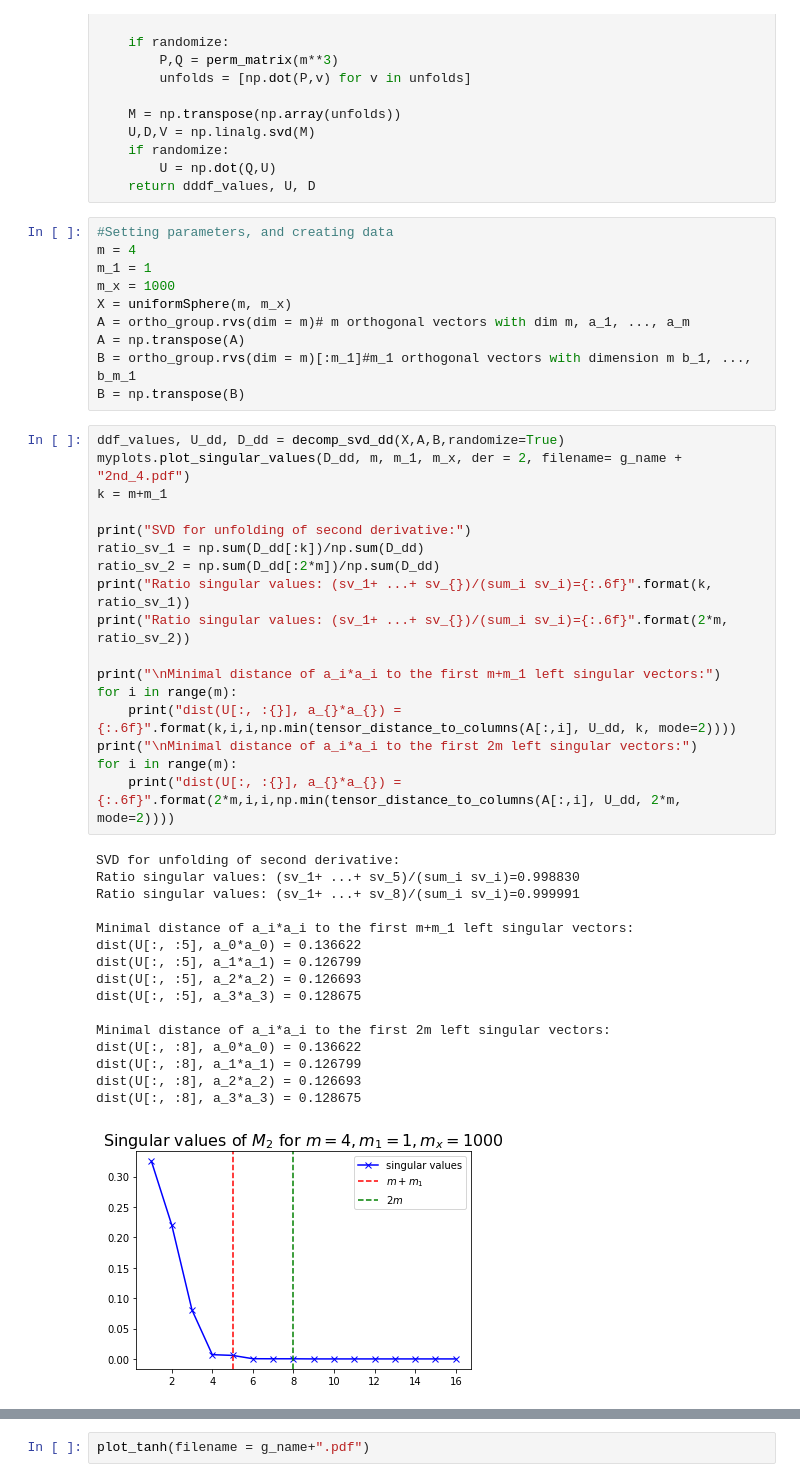
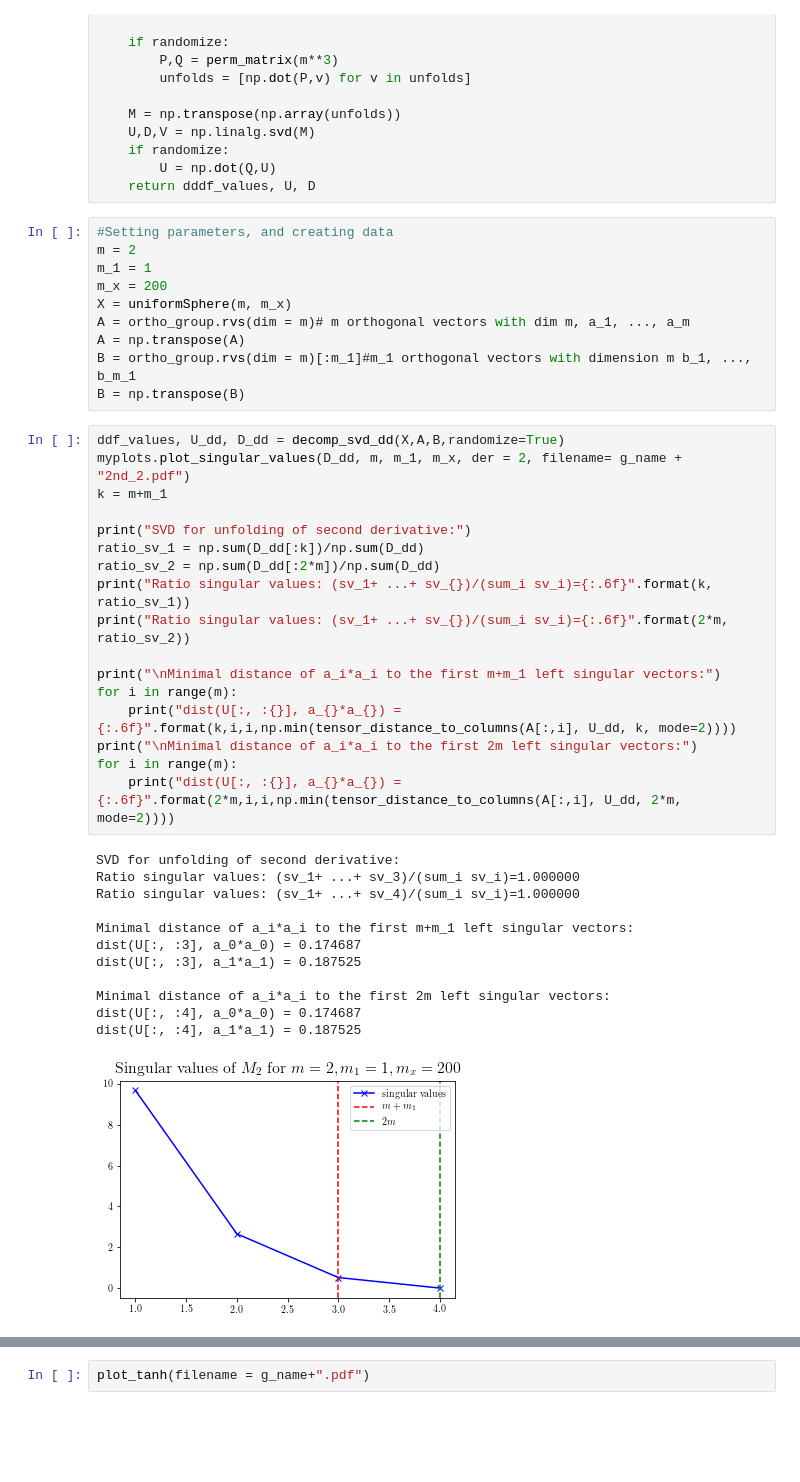
Before and after one commit to danwin91/ma, a Jupyter notebook: results_tanh.ipynb, the cells around one changed output, grey strips where cells are left out. Cells and saved outputs as stored; diff of their text form; blank space fills up the shorter version.

```diff
--- a/results_tanh.ipynb
+++ b/results_tanh.ipynb
@@ -92,9 +92,9 @@ def decomp_svd_ddd(X,A,B, randomize=False):
     return dddf_values, U, D
 # %%
 #Setting parameters, and creating data
-m = 4
+m = 2
 m_1 = 1
-m_x = 1000
+m_x = 200
 X = uniformSphere(m, m_x)
 A = ortho_group.rvs(dim = m)# m orthogonal vectors with dim m, a_1, ..., a_m
 A = np.transpose(A)
@@ -102,37 +102,33 @@ B = ortho_group.rvs(dim = m)[:m_1]#m_1 orthogonal vectors with dimension m b_1,
 B = np.transpose(B)
 # %%
 ddf_values, U_dd, D_dd = decomp_svd_dd(X,A,B,randomize=True)
-myplots.plot_singular_values(D_dd, m, m_1, m_x, der = 2, filename= g_name + "2nd_4.pdf")
+myplots.plot_singular_values(D_dd, m, m_1, m_x, der = 2, filename= g_name + "2nd_2.pdf")
 k = m+m_1
 
 print("SVD for unfolding of second derivative:")
 ratio_sv_1 = np.sum(D_dd[:k])/np.sum(D_dd)
 ratio_sv_2 = np.sum(D_dd[:2*m])/np.sum(D_dd)
 print("Ratio singular values: (sv_1+ ...+ sv_{})/(sum_i sv_i)={:.6f}".format(k, ratio_sv_1))
 print("Ratio singular values: (sv_1+ ...+ sv_{})/(sum_i sv_i)={:.6f}".format(2*m, ratio_sv_2))
 
 print("\nMinimal distance of a_i*a_i to the first m+m_1 left singular vectors:")
 for i in range(m):
     print("dist(U[:, :{}], a_{}*a_{}) = {:.6f}".format(k,i,i,np.min(tensor_distance_to_columns(A[:,i], U_dd, k, mode=2))))
 print("\nMinimal distance of a_i*a_i to the first 2m left singular vectors:")
 for i in range(m):
     print("dist(U[:, :{}], a_{}*a_{}) = {:.6f}".format(2*m,i,i,np.min(tensor_distance_to_columns(A[:,i], U_dd, 2*m, mode=2))))
 # %% [output]
 SVD for unfolding of second derivative:
-Ratio singular values: (sv_1+ ...+ sv_5)/(sum_i sv_i)=0.998830
-Ratio singular values: (sv_1+ ...+ sv_8)/(sum_i sv_i)=0.999991
+Ratio singular values: (sv_1+ ...+ sv_3)/(sum_i sv_i)=1.000000
+Ratio singular values: (sv_1+ ...+ sv_4)/(sum_i sv_i)=1.000000
 
 Minimal distance of a_i*a_i to the first m+m_1 left singular vectors:
-dist(U[:, :5], a_0*a_0) = 0.136622
-dist(U[:, :5], a_1*a_1) = 0.126799
-dist(U[:, :5], a_2*a_2) = 0.126693
-dist(U[:, :5], a_3*a_3) = 0.128675
+dist(U[:, :3], a_0*a_0) = 0.174687
+dist(U[:, :3], a_1*a_1) = 0.187525
 
 Minimal distance of a_i*a_i to the first 2m left singular vectors:
-dist(U[:, :8], a_0*a_0) = 0.136622
-dist(U[:, :8], a_1*a_1) = 0.126799
-dist(U[:, :8], a_2*a_2) = 0.126693
-dist(U[:, :8], a_3*a_3) = 0.128675
+dist(U[:, :4], a_0*a_0) = 0.174687
+dist(U[:, :4], a_1*a_1) = 0.187525
-[figure, old version]
+[figure, new version]
 # %%
 dddf_values, U_ddd, D_ddd = decomp_svd_ddd(X,A,B, randomize=False)
```
Also changed, not shown: parts of 11 cells of this notebook, 4 other files.
